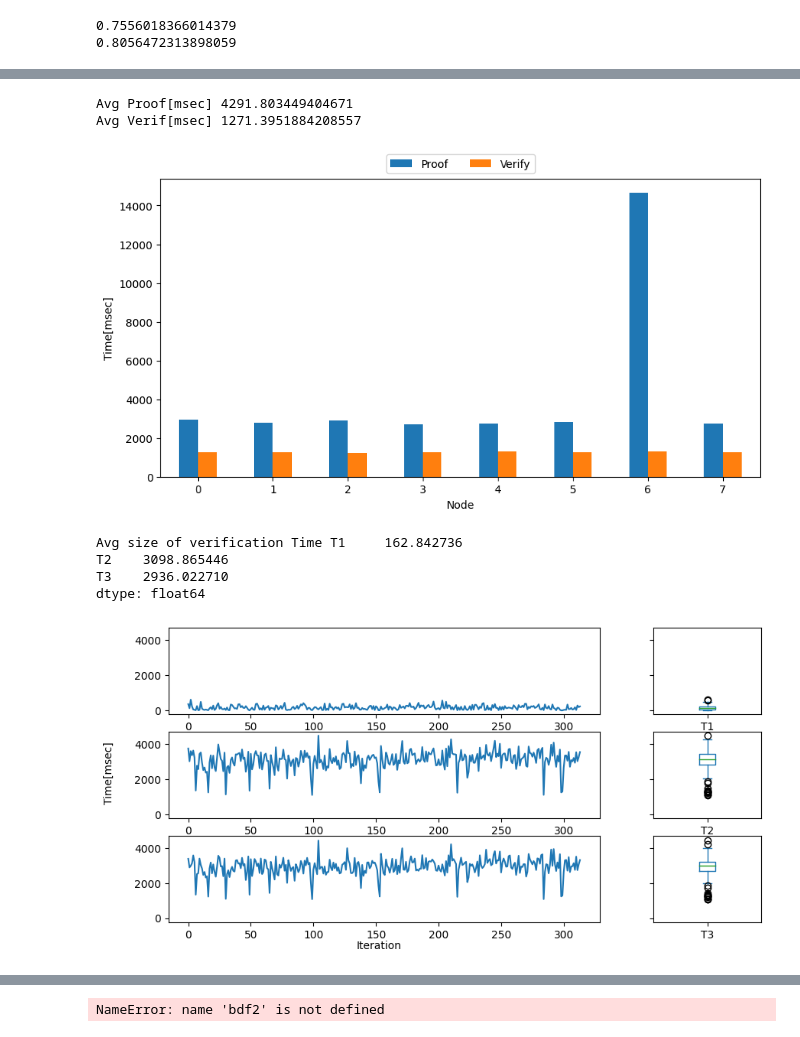
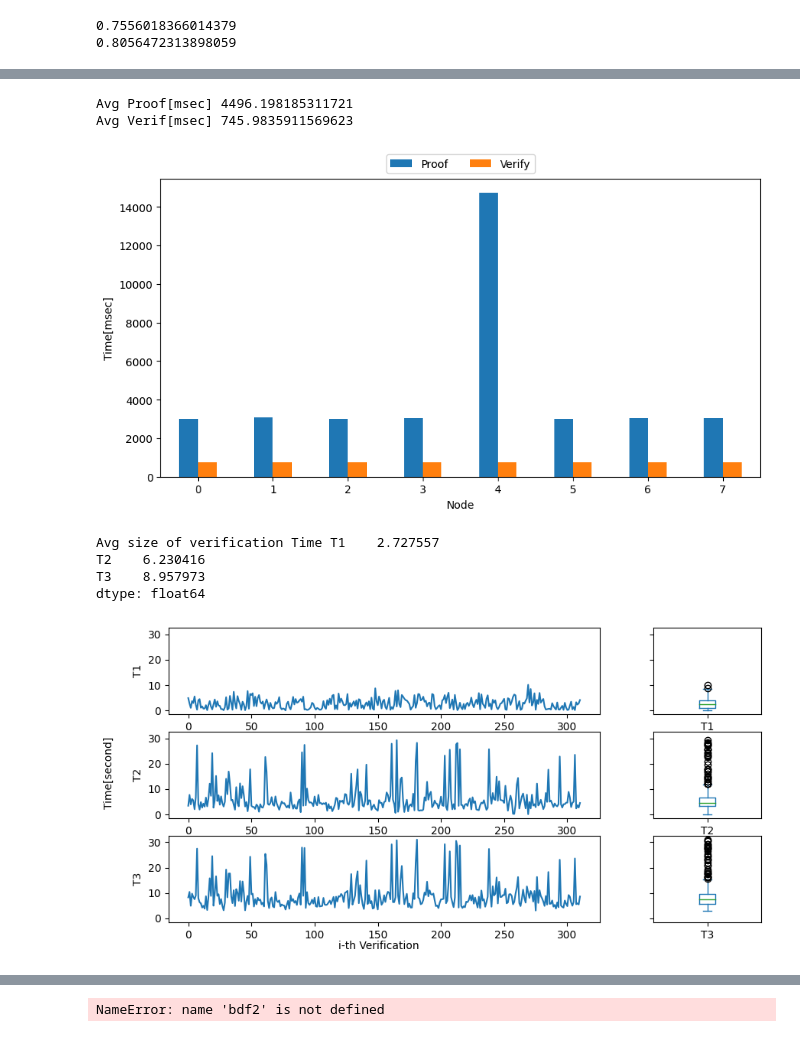
Before and after one commit to JunwookHeo/bcsos, a Jupyter notebook: python_utils/VisualPoS.ipynb, the cells around one changed output, grey strips where cells are left out. Saved outputs shown, nothing was run; the diff lists cells and outputs as text; code cells hidden in the pictures.

```diff
--- a/python_utils/VisualPoS.ipynb
+++ b/python_utils/VisualPoS.ipynb
@@ -69,7 +91,7 @@ import os
 
 #PATH = "../blockchainnode/db_nodes"
 # PATH = "../PoS_20221130_083413"
-PATH = "../PoS_Starks_20230401"
+PATH = "../PoS_Starks_20230405_082545"
 
 fdbs = [os.path.join(PATH, f) for f in os.listdir(PATH) if f.split(".")[-1] == 'db']
 if len(fdbs) == 0:
@@ -154,54 +176,54 @@ print('Avg Proof[msec]', sum(proof)/len(proof))
 print('Avg Verif[msec]', sum(veriffwd)/len(veriffwd))
 # print('Avg Verif Back[msec]', sum(verifrev)/len(verifrev))
 # %% [output]
-Avg Proof[msec] 4291.803449404671
-Avg Verif[msec] 1271.3951884208557
+Avg Proof[msec] 4496.198185311721
+Avg Verif[msec] 745.9835911569623
-[figure, old version]
+[figure, new version]
 # %%
 # Avg. Size chart for proof
 from matplotlib import pyplot as plt
 
-unit = 1000 #kbyte
+unit = 1000000000 #sec
 dfs = load_data_from_db(fdbs, 'veriftbl')
 timelastblock = []
 timercvlastblock = []
 timercvpos = []
 for i, df in enumerate(dfs):
     timelastblock.append(df['timelastblock'])
     timercvlastblock.append(df['timercvlastblock'])
     timercvpos.append(df['timercvpos'])
-node = 6
+node = 2
 ch_list = [timelastblock[node], timercvlastblock[node], timercvpos[node]]
 bdf = pd.DataFrame(ch_list).transpose()
 bdf.columns = ['Last Block', 'Receive Block', 'Receive PoS']
 
 tdf = pd.DataFrame()
-tdf['T1'] = (bdf['Receive Block'] - bdf['Last Block'])/1000000
-tdf['T2'] = (bdf['Receive PoS'] - bdf['Last Block'])/1000000
-tdf['T3'] = (bdf['Receive PoS'] - bdf['Receive Block'])/1000000
+tdf['T1'] = (bdf['Receive Block'] - bdf['Last Block'])/unit
+tdf['T2'] = (bdf['Receive PoS'] - bdf['Receive Block'])/unit
+tdf['T3'] = (bdf['Receive PoS'] - bdf['Last Block'])/unit
 
 fig, axes = plt.subplots(nrows=3, ncols=2, figsize=(10, 5), sharey=True, gridspec_kw={'width_ratios': [4, 1]})
-fig.text(0.04, 0.5, 'Time[msec]', va='center', rotation='vertical')
-fig.text(0.4, 0.04, 'Iteration', ha='center')
+fig.text(0.04, 0.5, 'Time[second]', va='center', rotation='vertical')
+fig.text(0.4, 0.04, 'i-th Verification', ha='center')
 
-tdf['T1'].plot.line(ax=axes[0][0])
+tdf['T1'].plot.line(ax=axes[0][0], ylabel='T1')
 tdf['T1'].plot.box(ax=axes[0][1])
-tdf['T2'].plot.line(ax=axes[1][0])
+tdf['T2'].plot.line(ax=axes[1][0], ylabel='T2')
 tdf['T2'].plot.box(ax=axes[1][1])
-tdf['T3'].plot.line(ax=axes[2][0])
+tdf['T3'].plot.line(ax=axes[2][0], ylabel='T3')
 tdf['T3'].plot.box(ax=axes[2][1])
 
 # plt.xlabel("Iteration")
 # plt.ylabel("Time")
-plt.savefig('Verifcation_Time.png', dpi=300, bbox_inches='tight')
+plt.savefig(f'Verifcation_Time_Node{node}.png', dpi=300, bbox_inches='tight')
 
 print('Avg size of verification Time', tdf.mean())
 # %% [output]
-Avg size of verification Time T1     162.842736
-T2    3098.865446
-T3    2936.022710
+Avg size of verification Time T1    2.727557
+T2    6.230416
+T3    8.957973
 dtype: float64
-[figure, old version]
+[figure, new version]
 # %%
 # Avg. Size chart for proof
 from matplotlib import pyplot as plt
```
Also changed, not shown: parts of 8 cells of this notebook.
